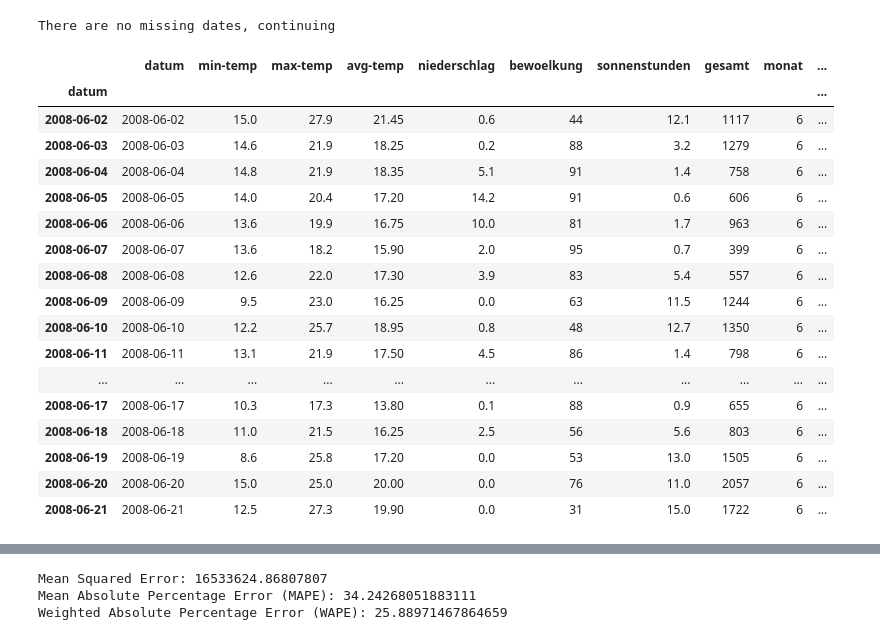
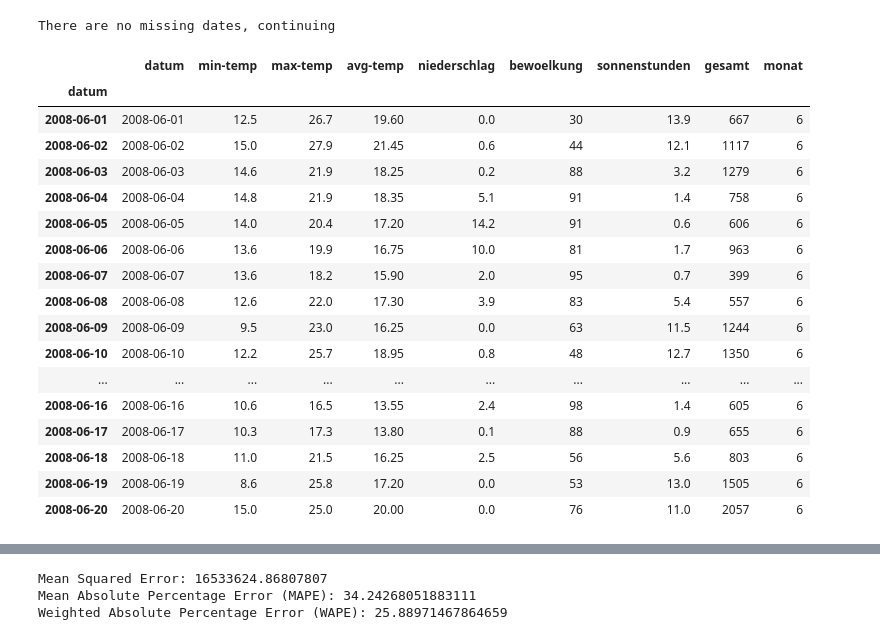
Before and after one commit to datenhahn/munich-bicycle-prediction, a Jupyter notebook: explorations/explore-model.ipynb, the cells around one changed output, grey strips where cells are left out. Cells and saved outputs as stored; diff of their text form; code cells hidden in the pictures.

```diff
--- a/explorations/explore-model.ipynb
+++ b/explorations/explore-model.ipynb
@@ -33,45 +33,38 @@ There are no missing dates, continuing
 # %%
 # We want to find the sum of all bikes that passed the counting stations on a given day
 # so we group by the date and sum the values.
 # The environmental values are the same for all stations, so we can just take the first value
 
 aggregation_functions = {'datum': 'first',
                          'min-temp': 'first',
                          'max-temp': 'first',
                          'avg-temp': 'first',
                          'niederschlag': 'first',
                          'bewoelkung': 'first',
                          'sonnenstunden': 'first',
                          'gesamt': 'sum'}
 
 aggregated_df = df.groupby(df['datum']).aggregate(aggregation_functions)
 # Assuming 'datum' column is in datetime format
 aggregated_df['monat'] = aggregated_df['datum'].dt.month
-aggregated_df['woche'] = aggregated_df['datum'].dt.strftime('%U')
-aggregated_df['vortag_gesamt'] = aggregated_df['gesamt'].shift(1)
-aggregated_df['avg_last_week'] = aggregated_df['gesamt'].rolling(window='7D').mean()
-
-# Drop rows with NaN values in the 'avg_last_week' column
-aggregated_df.dropna(subset=['avg_last_week'], inplace=True)
-aggregated_df.dropna(inplace=True)
 
 aggregated_df.head(20)
 # %% [output]
-|  | datum | min-temp | max-temp | avg-temp | niederschlag | bewoelkung | sonnenstunden | gesamt | monat | ... |
-| datum |  |  |  |  |  |  |  |  |  | ... |
-| 2008-06-02 | 2008-06-02 | 15.0 | 27.9 | 21.45 | 0.6 | 44 | 12.1 | 1117 | 6 | ... |
-| 2008-06-03 | 2008-06-03 | 14.6 | 21.9 | 18.25 | 0.2 | 88 | 3.2 | 1279 | 6 | ... |
-| 2008-06-04 | 2008-06-04 | 14.8 | 21.9 | 18.35 | 5.1 | 91 | 1.4 | 758 | 6 | ... |
-| 2008-06-05 | 2008-06-05 | 14.0 | 20.4 | 17.20 | 14.2 | 91 | 0.6 | 606 | 6 | ... |
-| 2008-06-06 | 2008-06-06 | 13.6 | 19.9 | 16.75 | 10.0 | 81 | 1.7 | 963 | 6 | ... |
-| 2008-06-07 | 2008-06-07 | 13.6 | 18.2 | 15.90 | 2.0 | 95 | 0.7 | 399 | 6 | ... |
-| 2008-06-08 | 2008-06-08 | 12.6 | 22.0 | 17.30 | 3.9 | 83 | 5.4 | 557 | 6 | ... |
-| 2008-06-09 | 2008-06-09 | 9.5 | 23.0 | 16.25 | 0.0 | 63 | 11.5 | 1244 | 6 | ... |
-| 2008-06-10 | 2008-06-10 | 12.2 | 25.7 | 18.95 | 0.8 | 48 | 12.7 | 1350 | 6 | ... |
-| 2008-06-11 | 2008-06-11 | 13.1 | 21.9 | 17.50 | 4.5 | 86 | 1.4 | 798 | 6 | ... |
-| ... | ... | ... | ... | ... | ... | ... | ... | ... | ... | ... |
-| 2008-06-17 | 2008-06-17 | 10.3 | 17.3 | 13.80 | 0.1 | 88 | 0.9 | 655 | 6 | ... |
-| 2008-06-18 | 2008-06-18 | 11.0 | 21.5 | 16.25 | 2.5 | 56 | 5.6 | 803 | 6 | ... |
-| 2008-06-19 | 2008-06-19 | 8.6 | 25.8 | 17.20 | 0.0 | 53 | 13.0 | 1505 | 6 | ... |
-| 2008-06-20 | 2008-06-20 | 15.0 | 25.0 | 20.00 | 0.0 | 76 | 11.0 | 2057 | 6 | ... |
-| 2008-06-21 | 2008-06-21 | 12.5 | 27.3 | 19.90 | 0.0 | 31 | 15.0 | 1722 | 6 | ... |
+|  | datum | min-temp | max-temp | avg-temp | niederschlag | bewoelkung | sonnenstunden | gesamt | monat |
+| datum |  |  |  |  |  |  |  |  |  |
+| 2008-06-01 | 2008-06-01 | 12.5 | 26.7 | 19.60 | 0.0 | 30 | 13.9 | 667 | 6 |
+| 2008-06-02 | 2008-06-02 | 15.0 | 27.9 | 21.45 | 0.6 | 44 | 12.1 | 1117 | 6 |
+| 2008-06-03 | 2008-06-03 | 14.6 | 21.9 | 18.25 | 0.2 | 88 | 3.2 | 1279 | 6 |
+| 2008-06-04 | 2008-06-04 | 14.8 | 21.9 | 18.35 | 5.1 | 91 | 1.4 | 758 | 6 |
+| 2008-06-05 | 2008-06-05 | 14.0 | 20.4 | 17.20 | 14.2 | 91 | 0.6 | 606 | 6 |
+| 2008-06-06 | 2008-06-06 | 13.6 | 19.9 | 16.75 | 10.0 | 81 | 1.7 | 963 | 6 |
+| 2008-06-07 | 2008-06-07 | 13.6 | 18.2 | 15.90 | 2.0 | 95 | 0.7 | 399 | 6 |
+| 2008-06-08 | 2008-06-08 | 12.6 | 22.0 | 17.30 | 3.9 | 83 | 5.4 | 557 | 6 |
+| 2008-06-09 | 2008-06-09 | 9.5 | 23.0 | 16.25 | 0.0 | 63 | 11.5 | 1244 | 6 |
+| 2008-06-10 | 2008-06-10 | 12.2 | 25.7 | 18.95 | 0.8 | 48 | 12.7 | 1350 | 6 |
+| ... | ... | ... | ... | ... | ... | ... | ... | ... | ... |
+| 2008-06-16 | 2008-06-16 | 10.6 | 16.5 | 13.55 | 2.4 | 98 | 1.4 | 605 | 6 |
+| 2008-06-17 | 2008-06-17 | 10.3 | 17.3 | 13.80 | 0.1 | 88 | 0.9 | 655 | 6 |
+| 2008-06-18 | 2008-06-18 | 11.0 | 21.5 | 16.25 | 2.5 | 56 | 5.6 | 803 | 6 |
+| 2008-06-19 | 2008-06-19 | 8.6 | 25.8 | 17.20 | 0.0 | 53 | 13.0 | 1505 | 6 |
+| 2008-06-20 | 2008-06-20 | 15.0 | 25.0 | 20.00 | 0.0 | 76 | 11.0 | 2057 | 6 |
```
Also changed, not shown: parts of 2 cells of this notebook, 3 other files.
